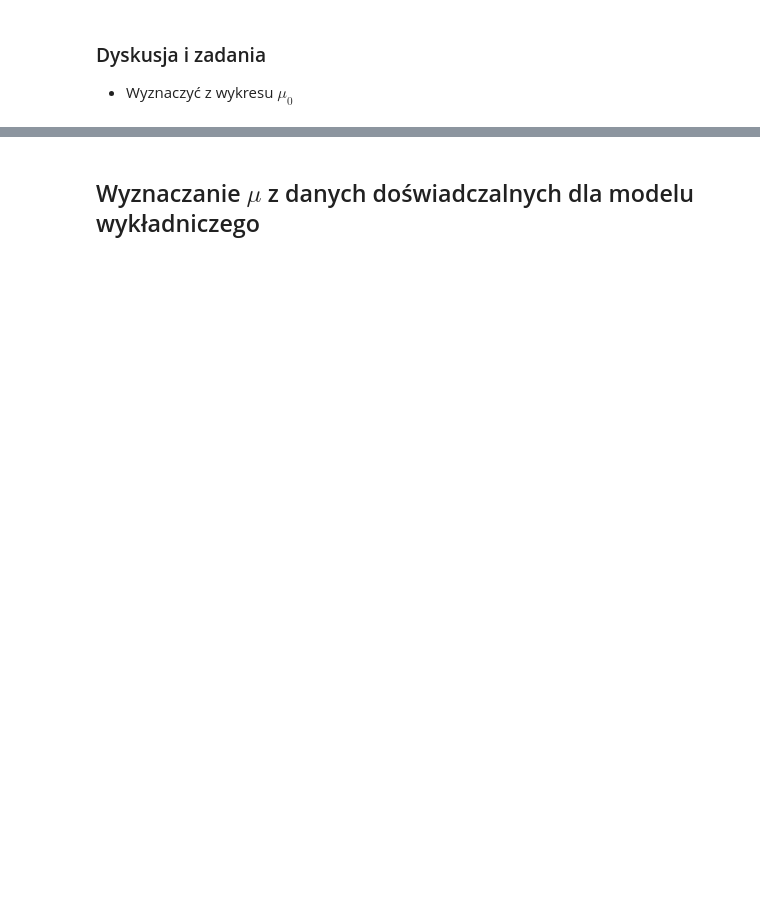
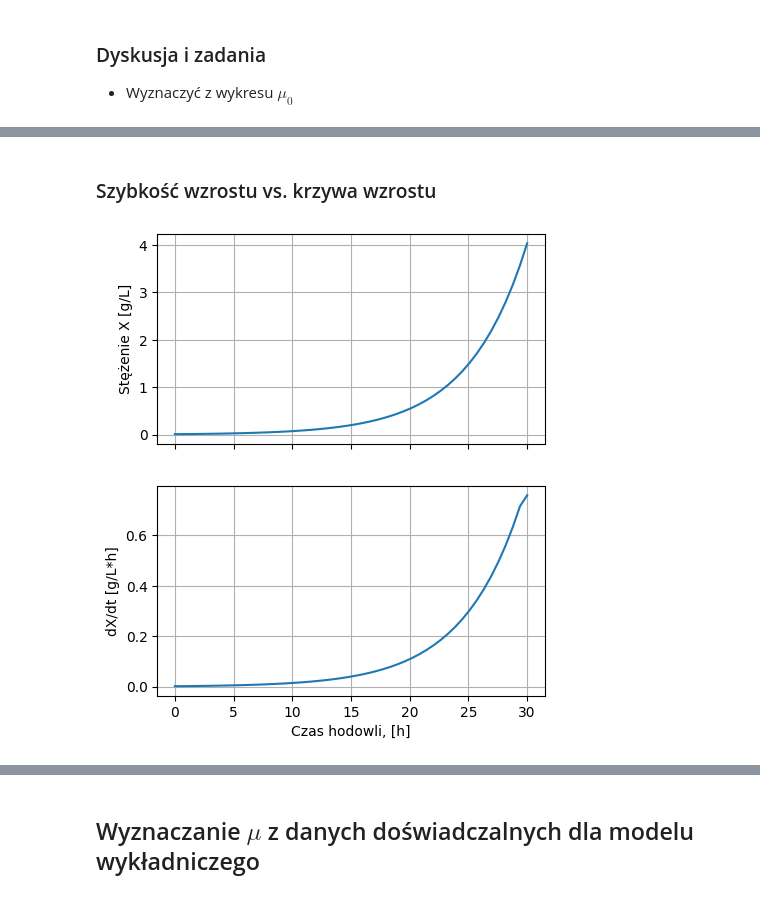
Before and after one commit to sbednarz/ModelowanieProcesowBiotechnologicznych2026, a Jupyter notebook: kinetyka_bioprocesów/02 modele wzrostu podstawy.ipynb, the cells around one changed output, grey strips where cells are left out. Saved outputs shown, nothing was run; the diff lists cells and outputs as text; code cells hidden in the pictures; blank space fills up the shorter version.

```diff
--- a/kinetyka_bioprocesów/02 modele wzrostu podstawy.ipynb
+++ b/kinetyka_bioprocesów/02 modele wzrostu podstawy.ipynb
@@ -512,3 +450,31 @@ mu0 = 0.5
+# %% [markdown]
+### Szybkość wzrostu vs. krzywa wzrostu
+# %%
+X0 = 0.01
+t, X, td = symulacja_wzrost_exp(mu0=0.2, X0=X0, t_start=0, t_end=30)
+
+# obliczenie numeryczne pochodnej = różniczkowanie X po t
+# => wyliczenie szybkości wzrostu biomasy wg modelu wzrostu wykładniczego
+
+dXdt = np.gradient(X, t)
+
+# wykresy
+
+
+fig, axs = plt.subplots(2, 1, sharex=True, figsize=(5, 6))
+
+axs[0].set_ylabel("Stężenie X [g/L]")
+axs[0].grid()
+axs[0].plot(t, X) # zakres wartości
+
+axs[1].set_ylabel("Szybkość wzrostu dX/dt [g/L*h]")
+axs[1].grid()
+axs[1].plot(t, dXdt) # zakres wartości
+
+plt.xlabel("Czas hodowli, [h]")
+plt.show()
+# %% [output]
+[figure, added]
 # %% [markdown]
 ## Rozwiązanie równania wzrostu biomasy (SymPy)
 
```
Also changed, not shown: parts of 17 cells of this notebook.
